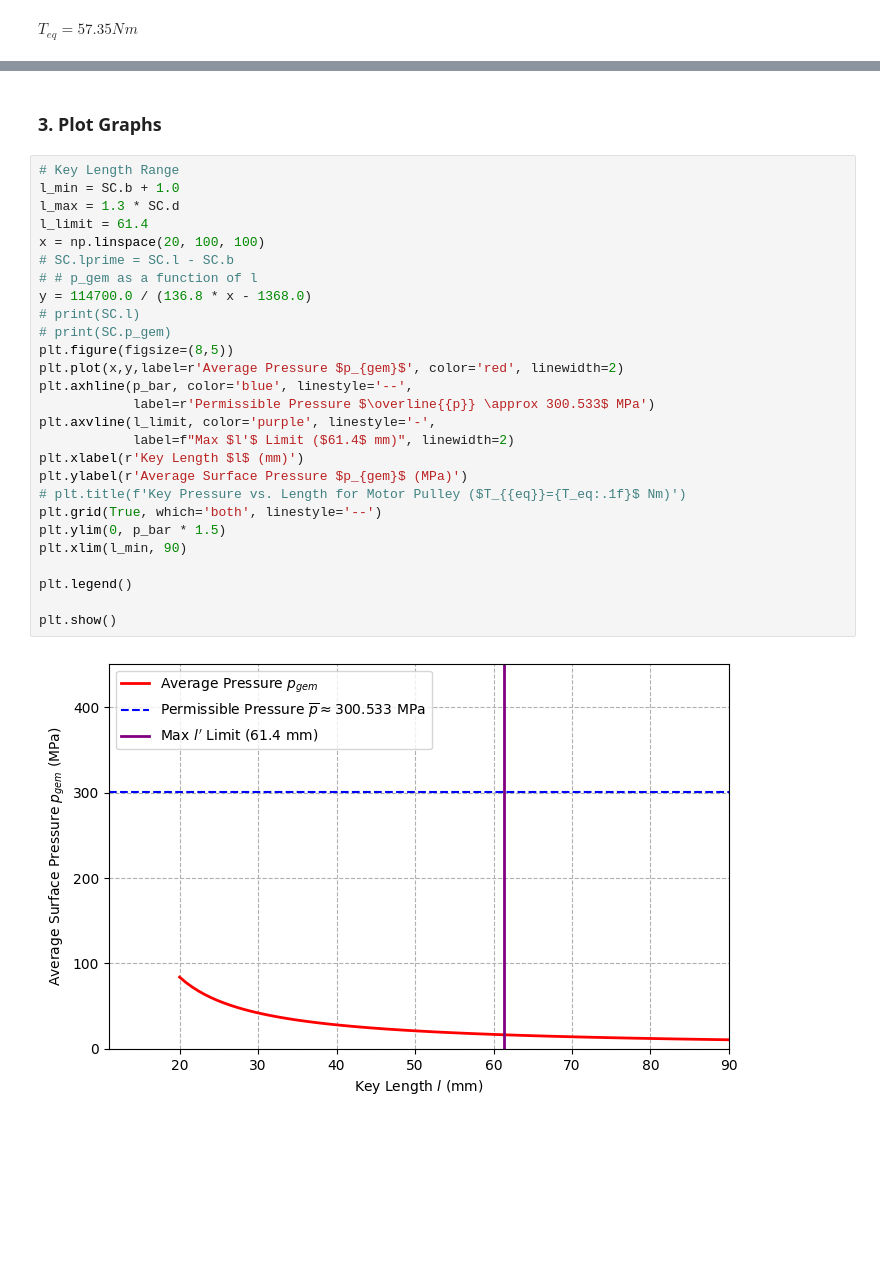
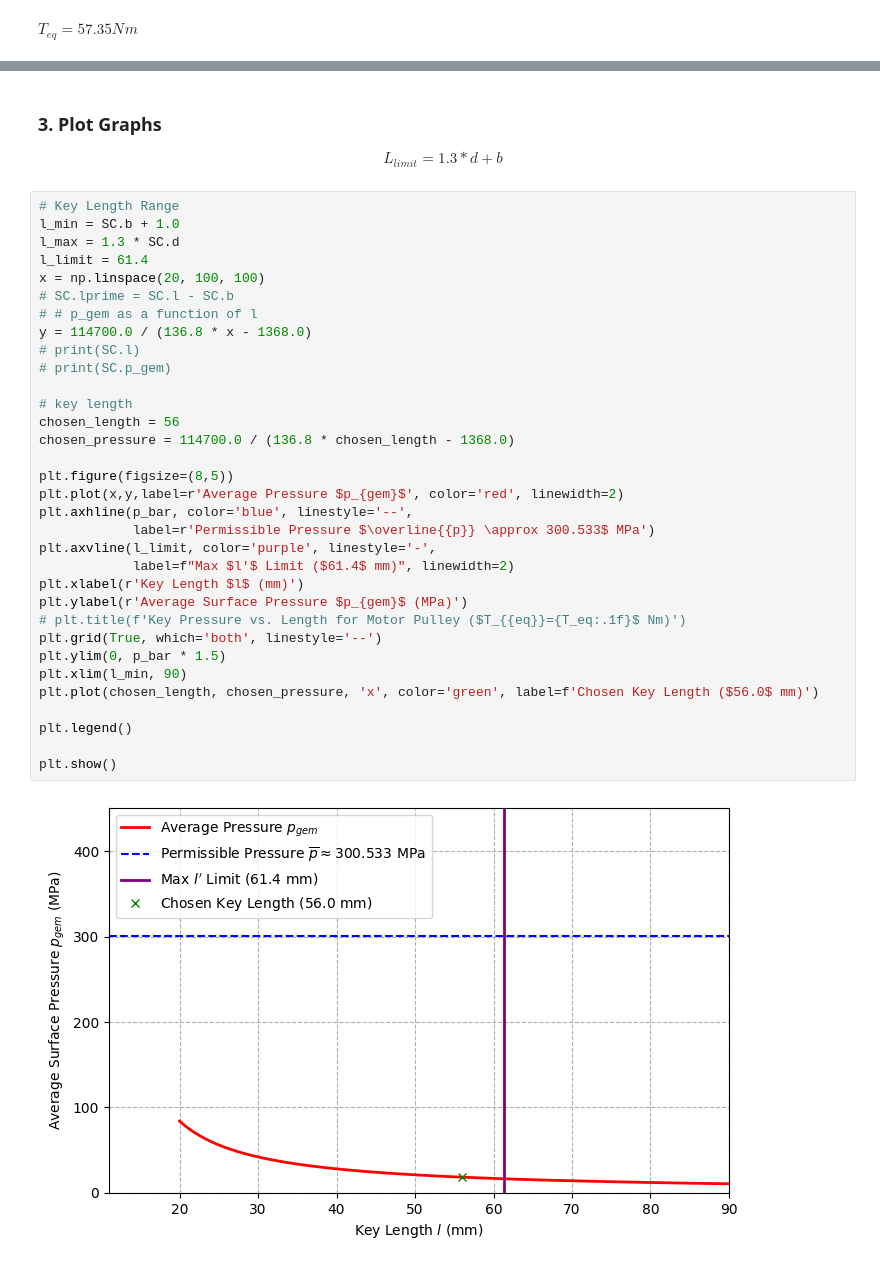
Before and after one commit to Angela-NG/machine-design, a Jupyter notebook: Lab1_Key_1.ipynb, the cells around one changed output, grey strips where cells are left out. Cells and saved outputs as stored; diff of their text form; blank space fills up the shorter version.

```diff
--- a/Lab1_Key_1.ipynb
+++ b/Lab1_Key_1.ipynb
@@ -128,33 +143,41 @@ $\displaystyle S = 0.3584 l - 3.584$
 $\displaystyle S = 0.3584 l - 3.584$
 # %% [markdown]
 ### 3. Plot Graphs
+
+$$L_{limit} = 1.3*d + b$$
 # %%
 # Key Length Range
 l_min = SC.b + 1.0
 l_max = 1.3 * SC.d
 l_limit = 61.4
 x = np.linspace(20, 100, 100)
 # SC.lprime = SC.l - SC.b
 # # p_gem as a function of l
 y = 114700.0 / (136.8 * x - 1368.0)
 # print(SC.l)
 # print(SC.p_gem)
+
+# key length
+chosen_length = 56
+chosen_pressure = 114700.0 / (136.8 * chosen_length - 1368.0)
+
 plt.figure(figsize=(8,5))
 plt.plot(x,y,label=r'Average Pressure $p_{gem}$', color='red', linewidth=2)
 plt.axhline(p_bar, color='blue', linestyle='--',
             label=r'Permissible Pressure $\overline{{p}} \approx 300.533$ MPa')
 plt.axvline(l_limit, color='purple', linestyle='-',
             label=f"Max $l'$ Limit ($61.4$ mm)", linewidth=2)
 plt.xlabel(r'Key Length $l$ (mm)')
 plt.ylabel(r'Average Surface Pressure $p_{gem}$ (MPa)')
 # plt.title(f'Key Pressure vs. Length for Motor Pulley ($T_{{eq}}={T_eq:.1f}$ Nm)')
 plt.grid(True, which='both', linestyle='--')
 plt.ylim(0, p_bar * 1.5)
 plt.xlim(l_min, 90)
+plt.plot(chosen_length, chosen_pressure, 'x', color='green', label=f'Chosen Key Length ($56.0$ mm)')
 
 plt.legend()
 
 plt.show()
 # %% [output]
-[figure, old version]
+[figure, new version]
 # %%
```
Also changed, not shown: parts of 6 cells of this notebook, 1 other file.
